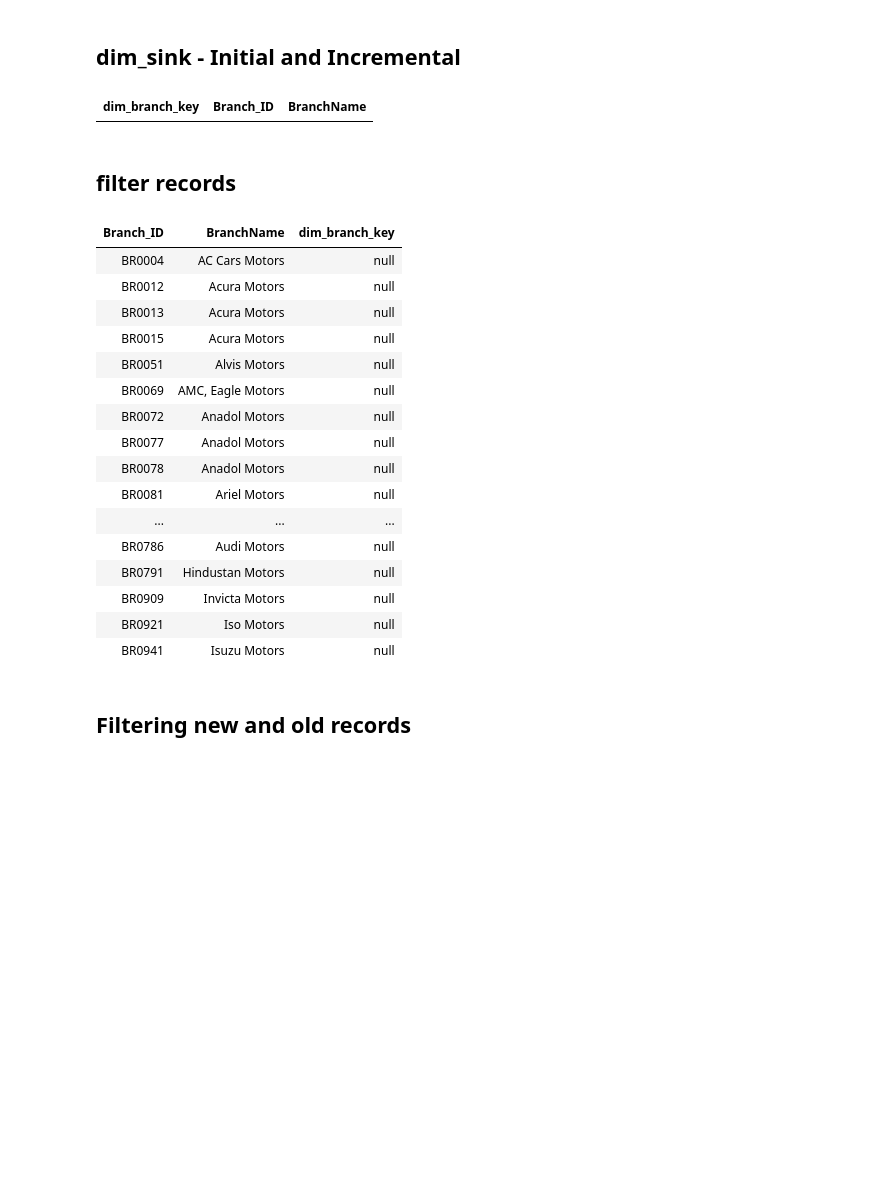
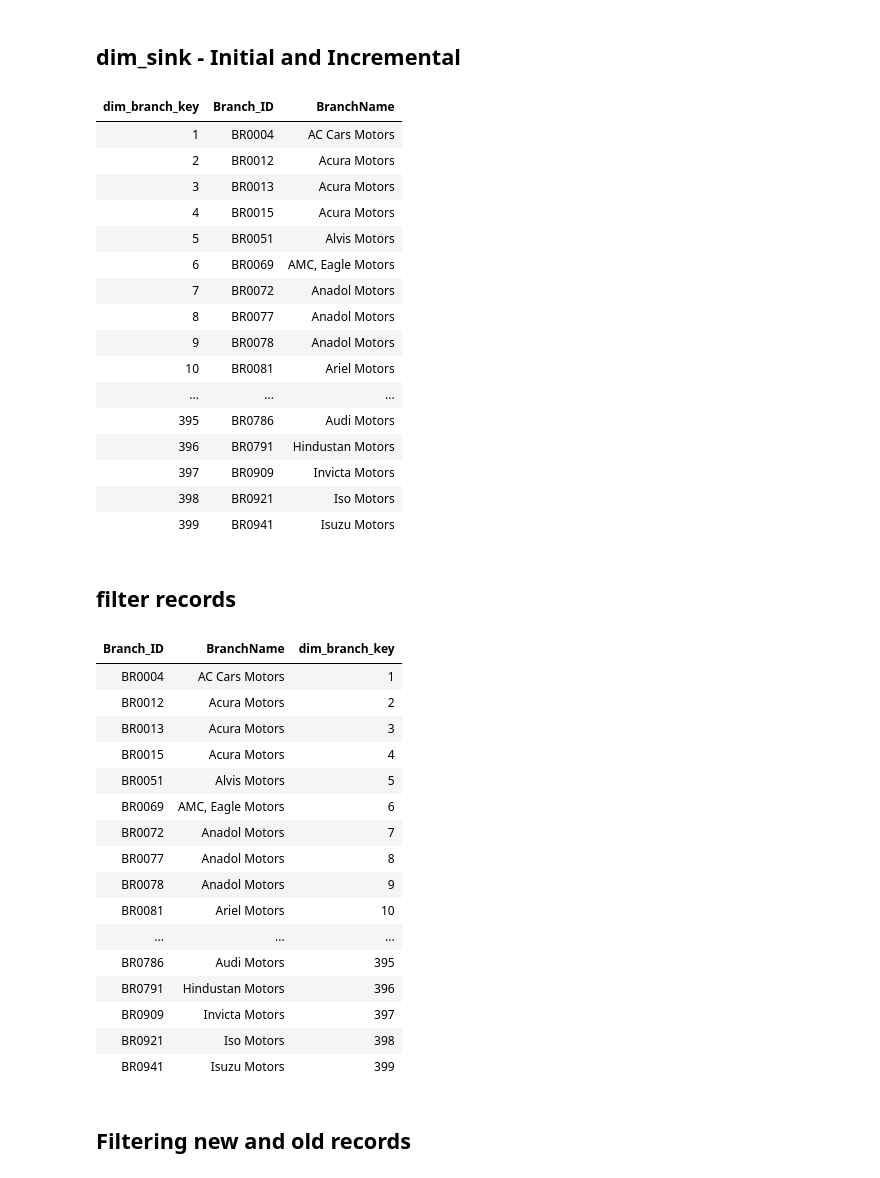
Before and after one commit to Vaishnavi0574/car-azure-project, a Jupyter notebook: Databricks_notebook/gold_branch_notebook.ipynb, the cells around one changed output. Cells and saved outputs as stored; diff of their text form; code cells hidden in the pictures; blank space fills up the shorter version.

```diff
--- a/Databricks_notebook/gold_branch_notebook.ipynb
+++ b/Databricks_notebook/gold_branch_notebook.ipynb
@@ -60,17 +60,33 @@ df_src.display()
 ## dim_sink - Initial and Incremental
 # %%
 if spark.catalog.tableExists('cars_catalog.gold.dim_branch'):
-    df_sink=spark.sql('''select 1 as dim_branch_key,Branch_ID,BranchName
-                  from parquet.`abfss://silver@carprojectazurestorage.dfs.core.windows.net/carsales`
+    df_sink=spark.sql('''select dim_branch_key,Branch_ID,BranchName
+                  from cars_catalog.gold.dim_branch
                   ''')
 else:
     df_sink=spark.sql('''select 1 as dim_branch_key,Branch_ID,BranchName
                   from parquet.`abfss://silver@carprojectazurestorage.dfs.core.windows.net/carsales`
                   where 1=0''')
 
 df_sink.display()
 # %% [output]
 | dim_branch_key | Branch_ID | BranchName |
+| 1 | BR0004 | AC Cars Motors |
+| 2 | BR0012 | Acura Motors |
+| 3 | BR0013 | Acura Motors |
+| 4 | BR0015 | Acura Motors |
+| 5 | BR0051 | Alvis Motors |
+| 6 | BR0069 | AMC, Eagle Motors |
+| 7 | BR0072 | Anadol Motors |
+| 8 | BR0077 | Anadol Motors |
+| 9 | BR0078 | Anadol Motors |
+| 10 | BR0081 | Ariel Motors |
+| ... | ... | ... |
+| 395 | BR0786 | Audi Motors |
+| 396 | BR0791 | Hindustan Motors |
+| 397 | BR0909 | Invicta Motors |
+| 398 | BR0921 | Iso Motors |
+| 399 | BR0941 | Isuzu Motors |
 # %% [markdown]
 ## filter records
 # %%
@@ -78,22 +94,22 @@ df_filter=df_src.join(df_sink,df_src.Branch_ID==df_sink.Branch_ID,'left').select
 df_filter.display()
 # %% [output]
 | Branch_ID | BranchName | dim_branch_key |
-| BR0004 | AC Cars Motors | null |
-| BR0012 | Acura Motors | null |
-| BR0013 | Acura Motors | null |
-| BR0015 | Acura Motors | null |
-| BR0051 | Alvis Motors | null |
-| BR0069 | AMC, Eagle Motors | null |
-| BR0072 | Anadol Motors | null |
-| BR0077 | Anadol Motors | null |
-| BR0078 | Anadol Motors | null |
-| BR0081 | Ariel Motors | null |
+| BR0004 | AC Cars Motors | 1 |
+| BR0012 | Acura Motors | 2 |
+| BR0013 | Acura Motors | 3 |
+| BR0015 | Acura Motors | 4 |
+| BR0051 | Alvis Motors | 5 |
+| BR0069 | AMC, Eagle Motors | 6 |
+| BR0072 | Anadol Motors | 7 |
+| BR0077 | Anadol Motors | 8 |
+| BR0078 | Anadol Motors | 9 |
+| BR0081 | Ariel Motors | 10 |
 | ... | ... | ... |
-| BR0786 | Audi Motors | null |
-| BR0791 | Hindustan Motors | null |
-| BR0909 | Invicta Motors | null |
-| BR0921 | Iso Motors | null |
-| BR0941 | Isuzu Motors | null |
+| BR0786 | Audi Motors | 395 |
+| BR0791 | Hindustan Motors | 396 |
+| BR0909 | Invicta Motors | 397 |
+| BR0921 | Iso Motors | 398 |
+| BR0941 | Isuzu Motors | 399 |
 # %% [markdown]
 ## Filtering new and old records
 # %% [markdown]
```
Also changed, not shown: parts of 6 cells of this notebook, 4 other files.
